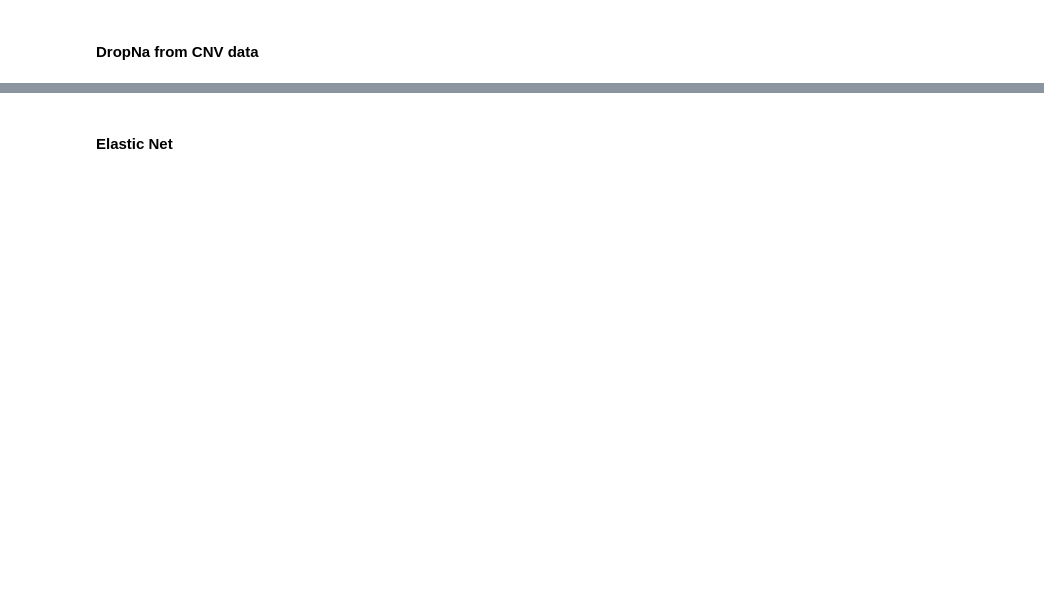
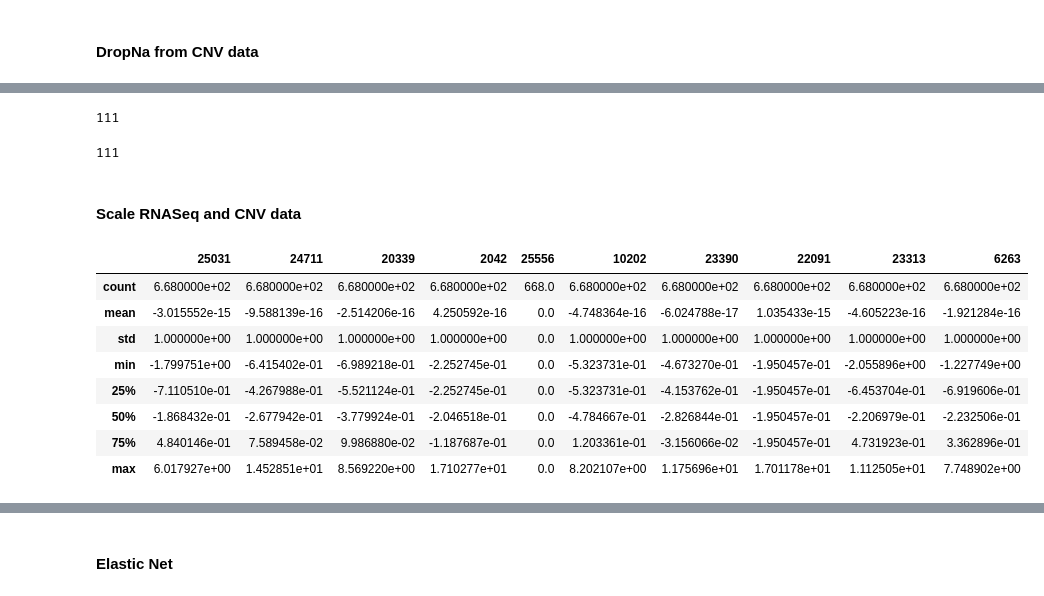
Before and after one commit to quanaibn/CancerDeepLearning, a Jupyter notebook: CancerDeepLearning/Logistic_Regression.ipynb, the cells around one changed output, grey strips where cells are left out. Cells and saved outputs as stored; diff of their text form; code cells hidden in the pictures; blank space fills up the shorter version.

```diff
--- a/CancerDeepLearning/Logistic_Regression.ipynb
+++ b/CancerDeepLearning/Logistic_Regression.ipynb
@@ -3,6 +3,7 @@
 # %%
 import pandas as pd
 # %%
-y = pd.read_table('CancerTypes_y.txt', sep = '\t', header = None)
-x_cnv = pd.read_table('CNV_processed.txt', sep = '\t', header = 0)
-x_rna = pd.read_table('RNAseq_processed.txt', sep = '\t', header = 0)
+#Import Data
+y = pd.read_table('/Users/a.su/Documents/Cancer_RNAseq_CNV/CancerTypes_y.txt', sep = '\t', header = None)
+x_cnv = pd.read_table('/Users/a.su/Documents/Cancer_RNAseq_CNV/CNV_processed.txt', sep = '\t', header = 0)
+x_rna = pd.read_table('/Users/a.su/Documents/Cancer_RNAseq_CNV/RNAseq_processed.txt', sep = '\t', header = 0)
@@ -59,0 +60,36 @@ x_cnv_clean = cnv.drop(['y'], axis = 1)
+# %%
+x_rna.std().value_counts()[0]
+# %% [output]
+111
+# %%
+x_rna.sum().value_counts()[0]
+# %% [output]
+111
+# %% [markdown]
+#### Scale RNASeq and CNV data
+# %%
+def zscore(x):
+    if x.std()==0:
+        return x
+    else:
+        return (x-x.mean())/ x.std()
+
+x_cnv_imputed = pd.DataFrame(x_cnv_imputed)
+# %%
+x_rna_processed = x_rna.transform(zscore)
+y_rna_processed = y
+x_cnv_processed = x_cnv_imputed.transform(zscore)
+y_cnv_processed = y
+# %%
+#Visualise
+x_rna_processed[np.random.choice(x_rna_processed.columns.values, size = 10, replace = False)].describe()
+# %% [output]
+|  | 25031 | 24711 | 20339 | 2042 | 25556 | 10202 | 23390 | 22091 | 23313 | 6263 |
+| count | 6.680000e+02 | 6.680000e+02 | 6.680000e+02 | 6.680000e+02 | 668.0 | 6.680000e+02 | 6.680000e+02 | 6.680000e+02 | 6.680000e+02 | 6.680000e+02 |
+| mean | -3.015552e-15 | -9.588139e-16 | -2.514206e-16 | 4.250592e-16 | 0.0 | -4.748364e-16 | -6.024788e-17 | 1.035433e-15 | -4.605223e-16 | -1.921284e-16 |
+| std | 1.000000e+00 | 1.000000e+00 | 1.000000e+00 | 1.000000e+00 | 0.0 | 1.000000e+00 | 1.000000e+00 | 1.000000e+00 | 1.000000e+00 | 1.000000e+00 |
+| min | -1.799751e+00 | -6.415402e-01 | -6.989218e-01 | -2.252745e-01 | 0.0 | -5.323731e-01 | -4.673270e-01 | -1.950457e-01 | -2.055896e+00 | -1.227749e+00 |
+| 25% | -7.110510e-01 | -4.267988e-01 | -5.521124e-01 | -2.252745e-01 | 0.0 | -5.323731e-01 | -4.153762e-01 | -1.950457e-01 | -6.453704e-01 | -6.919606e-01 |
+| 50% | -1.868432e-01 | -2.677942e-01 | -3.779924e-01 | -2.046518e-01 | 0.0 | -4.784667e-01 | -2.826844e-01 | -1.950457e-01 | -2.206979e-01 | -2.232506e-01 |
+| 75% | 4.840146e-01 | 7.589458e-02 | 9.986880e-02 | -1.187687e-01 | 0.0 | 1.203361e-01 | -3.156066e-02 | -1.950457e-01 | 4.731923e-01 | 3.362896e-01 |
+| max | 6.017927e+00 | 1.452851e+01 | 8.569220e+00 | 1.710277e+01 | 0.0 | 8.202107e+00 | 1.175696e+01 | 1.701178e+01 | 1.112505e+01 | 7.748902e+00 |
```
Also changed, not shown: parts of 49 cells of this notebook.
